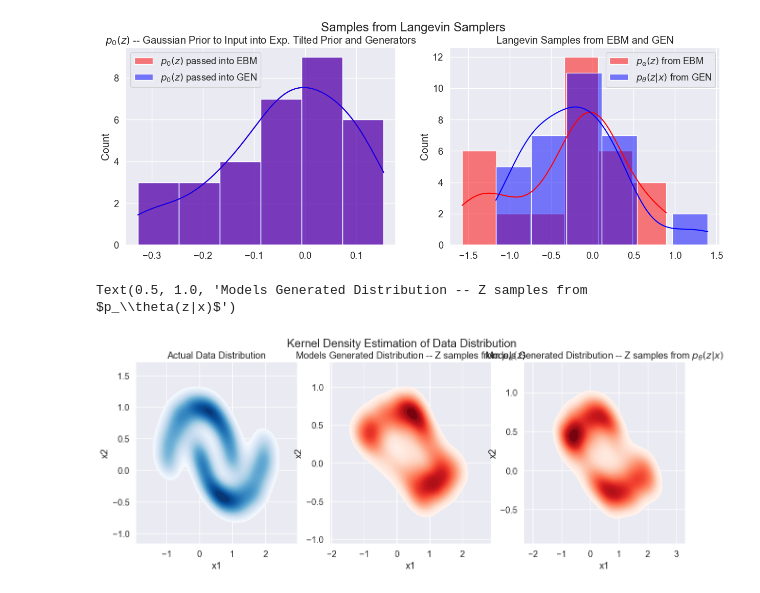
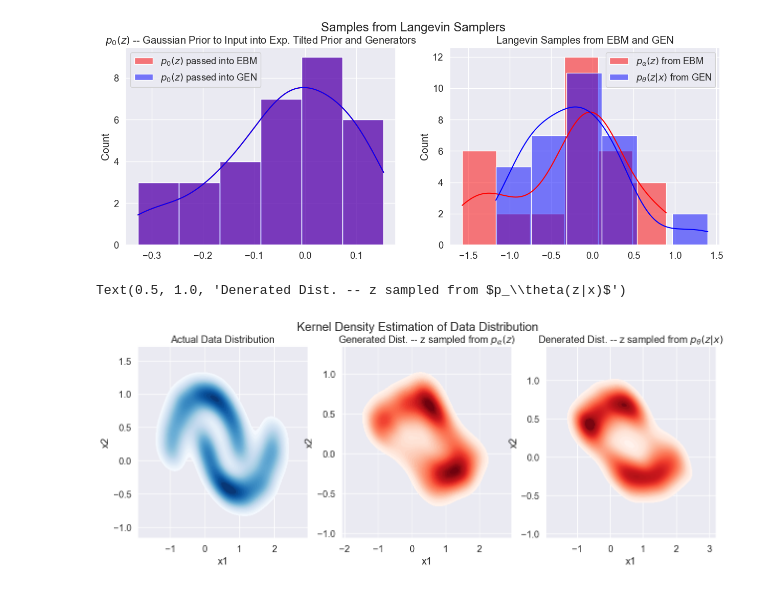
Before and after one commit to PritRaj1/IIB-Project-LatentEBM-Variance-Study, a Jupyter notebook: Notebooks/VanillaLatentEBM.ipynb, the cells around one changed output. Cells and saved outputs as stored; diff of their text form; code cells hidden in the pictures.

```diff
--- a/Notebooks/VanillaLatentEBM.ipynb
+++ b/Notebooks/VanillaLatentEBM.ipynb
@@ -361,34 +361,34 @@ fig.suptitle("Kernel Density Estimation of Data Distribution")
 Sampler.batch_size = X.shape[0]
 
 # Sample from the prior distribution and plot the results
 z0_EBM = Sampler.sample_p0()
 z0_GEN = Sampler.sample_p0()
 
 # Sample from the posterior distribution and plot the results
 zK_EBM = Sampler.get_sample(z0_EBM, None, EBMnet, None)
 zK_GEN = Sampler.get_sample(zK_EBM, X, GENnet, EBMnet)
 
 X_pred1 = GENnet(zK_EBM.detach()) + (GENnet.lkhood_sigma * torch.randn_like(X))
 X_pred2 = GENnet(zK_GEN.detach()) + (GENnet.lkhood_sigma * torch.randn_like(X))
 
 # Create a dataframe with the dataset
 df1 = pd.DataFrame({'x1': X[:, 0], 'x2': X[:, 1]})
 
 # Generate the heatmap
 sns.kdeplot(data=df1, x='x1', y='x2', fill=True, cmap='Blues', levels=50, ax=axs[0])
 axs[0].set_title('Actual Data Distribution')
 
 df2 = pd.DataFrame({'x1': X_pred1[:, 0].detach().cpu(), 'x2': X_pred1[:, 1].detach().cpu()})
 
 # Generate the heatmap
 sns.kdeplot(data=df2, x='x1', y='x2', fill=True, cmap='Reds', levels=50, ax=axs[1])
-axs[1].set_title(r'Models Generated Distribution -- Z samples from $p_\alpha(z)$')
+axs[1].set_title(r'Generated Dist. -- z sampled from $p_\alpha(z)$')
 
 df2 = pd.DataFrame({'x1': X_pred2[:, 0].detach().cpu(), 'x2': X_pred2[:, 1].detach().cpu()})
 
 # Generate the heatmap
 sns.kdeplot(data=df2, x='x1', y='x2', fill=True, cmap='Reds', levels=50, ax=axs[2])
-axs[2].set_title(r'Models Generated Distribution -- Z samples from $p_\theta(z|x)$')
+axs[2].set_title(r'Denerated Dist. -- z sampled from $p_\theta(z|x)$')
 # %% [output]
-Text(0.5, 1.0, 'Models Generated Distribution -- Z samples from $p_\\theta(z|x)$')
+Text(0.5, 1.0, 'Denerated Dist. -- z sampled from $p_\\theta(z|x)$')
-[figure, old version]
+[figure, new version]
```
